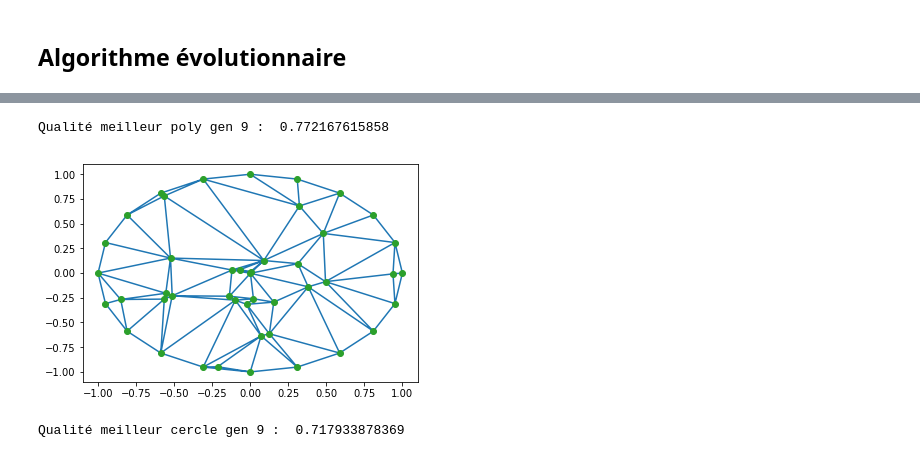
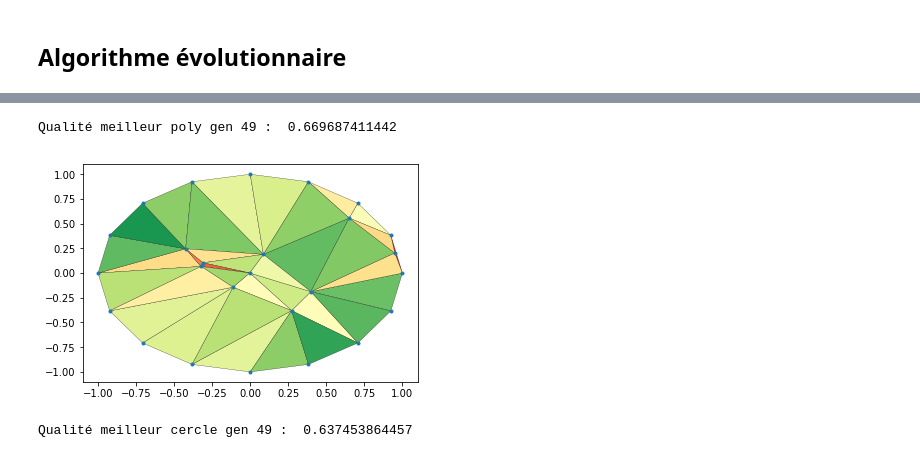
Before and after one commit to LukyLurks/ter-maillage, a Jupyter notebook: maillage2d_ter.ipynb, the cells around one changed output, grey strips where cells are left out. Cells and saved outputs as stored; diff of their text form; code cells hidden in the pictures.

Commit message:
Ajoute des couleurs aux triangles

```diff
--- a/maillage2d_ter.ipynb
+++ b/maillage2d_ter.ipynb
@@ -275,12 +276,18 @@ def qualiteMaillage(triangles, points):
 
   Calcule la qualité de tous les triangles et en fait la moyenne arithmétique
   """
+
   sommeQualite = 0.0
+  minQual = 1.0
 
   for triangle in triangles:
-    sommeQualite += qualiteTriangle(points[triangle[0]], points[triangle[1]], points[triangle[2]])
+    qualTri = qualiteTriangle(points[triangle[0]], points[triangle[1]], points[triangle[2]])
+    sommeQualite += qualTri
+    minQual = min(minQual, qualTri)
 
-  return sommeQualite / len(triangles)
+  qualGlobale = sommeQualite / len(triangles)
+
+  return (qualGlobale + minQual) / 2
 
 ###############################################################################
 # TESTS SUR LES EXEMPLES
@@ -509,54 +547,27 @@ ValueError: invalid literal for float(): -1.7503928615880397-05
 # %% [markdown]
 ## Algorithme évolutionnaire
 # %%
-"""
-pseudo-code time
-
-# Init population
-population = np.array()
-for i in range(maxPop):
-  tempPoints = genererFigure()
-  population[i] = Maillage(points=tempPoints)
-
-
-for g in range(nbGenerations)
-  trier(population)
-  couper(population, bestRange)
-
-  # 1er passage ou on enregistre les meilleurs
-  for i in range(bestRange):
-    save(population[i].points, i, g)
-    save(population[i].qualite, i, g)
-
-  # 2e passage ou on croise les meilleurs et on les append
-  for 2i in range(bestRange):
-    population.append(croisemtGD(population[i],population[i+1]))
-    population.append(croisemtHB(population[i],population[i+1]))
-    population.append(croisemtRando(population[i],population[i+1]))
-
-bleh
-"""
-
 ###############################################################################
 # PARAMETRES
 ###############################################################################
 
 ## Algorithme ##
 # Nombre de générations
-nbGen = 10
+nbGen = 50
 # Taille de la population par figure
 taillePop = 10
 
 ## Figures ##
 # Polygone
-ptsParCote = 5
-ptsDansPoly = 25
+ptsParCote = 3
+ptsDansPoly = 10
 sommets = np.array([[-20.0, -10.0], [-30.0, 40.0],[-10.0,60.0],[50.0, 10.0],[30.0, -15.0]])
+#sommets = np.array([[-15.0, -10.0], [-15.0, 10.0],[15.0,10.0],[15.0, -10.0]])
 ptsParPoly = ptsParCote * len(sommets) + ptsDansPoly
 
 # Cercle
-resQuart = 5
-ptsDansCercle = 25
+resQuart = 4
+ptsDansCercle = 10
 ptsParCercle = 4 * resQuart + ptsDansCercle
 
 
@@ -624,18 +635,22 @@ qPolyOld = lireFichierQualite("qualPoly_top10_gen0.txt")
 ptsCercleOld = lireFichierPoints("ptsCercle_top10_gen0.txt", taillePop)
 qCercleOld = lireFichierQualite("qualCercle_top10_gen0.txt")
 # dernière gen
-ptsPolyNew = lireFichierPoints("ptsPoly_top10_gen9.txt", taillePop)
-qPolyNew = lireFichierQualite("qualPoly_top10_gen9.txt")
-ptsCercleNew = lireFichierPoints("ptsCercle_top10_gen9.txt", taillePop)
-qCercleNew = lireFichierQualite("qualCercle_top10_gen9.txt")
+ptsPolyNew = lireFichierPoints("ptsPoly_top10_gen"+ str(nbGen-1) +".txt", taillePop)
+qPolyNew = lireFichierQualite("qualPoly_top10_gen"+ str(nbGen-1) +".txt")
+ptsCercleNew = lireFichierPoints("ptsCercle_top10_gen"+ str(nbGen-1) +".txt", taillePop)
+qCercleNew = lireFichierQualite("qualCercle_top10_gen"+ str(nbGen-1) +".txt")
 
-afficherMaillage(ptsPolyOld[0])
+#afficherMaillage(ptsPolyOld[0])
+afficherMaillageC(ptsPolyOld[0])
 print "Qualité meilleur poly gen 0 : ",qPolyOld[0]
-afficherMaillage(ptsCercleOld[0])
+#afficherMaillage(ptsCercleOld[0])
+afficherMaillageC(ptsCercleOld[0])
 print "Qualité meilleur cercle gen 0 : ",qCercleOld[0]
 
-afficherMaillage(ptsPolyNew[0])
-print "Qualité meilleur poly gen 9 : ",qPolyNew[0]
-afficherMaillage(ptsCercleNew[0])
-print "Qualité meilleur cercle gen 9 : ",qCercleNew[0]
+#afficherMaillage(ptsPolyNew[0])
+afficherMaillageC(ptsPolyNew[0])
+print "Qualité meilleur poly gen "+ str(nbGen-1) +" : ",qPolyNew[0]
+#afficherMaillage(ptsCercleNew[0])
+afficherMaillageC(ptsCercleNew[0])
+print "Qualité meilleur cercle gen "+ str(nbGen-1) +" : ",qCercleNew[0]
 # %% [output]
@@ -647,3 +662,3 @@ Qualité meilleur cercle gen 0 :  0.717933878369
-Qualité meilleur poly gen 9 :  0.772167615858
+Qualité meilleur poly gen 49 :  0.669687411442
-[figure, old version]
+[figure, new version]
-Qualité meilleur cercle gen 9 :  0.717933878369
+Qualité meilleur cercle gen 49 :  0.637453864457
```
Also changed, not shown: parts of 6 cells of this notebook, 1 other file.
